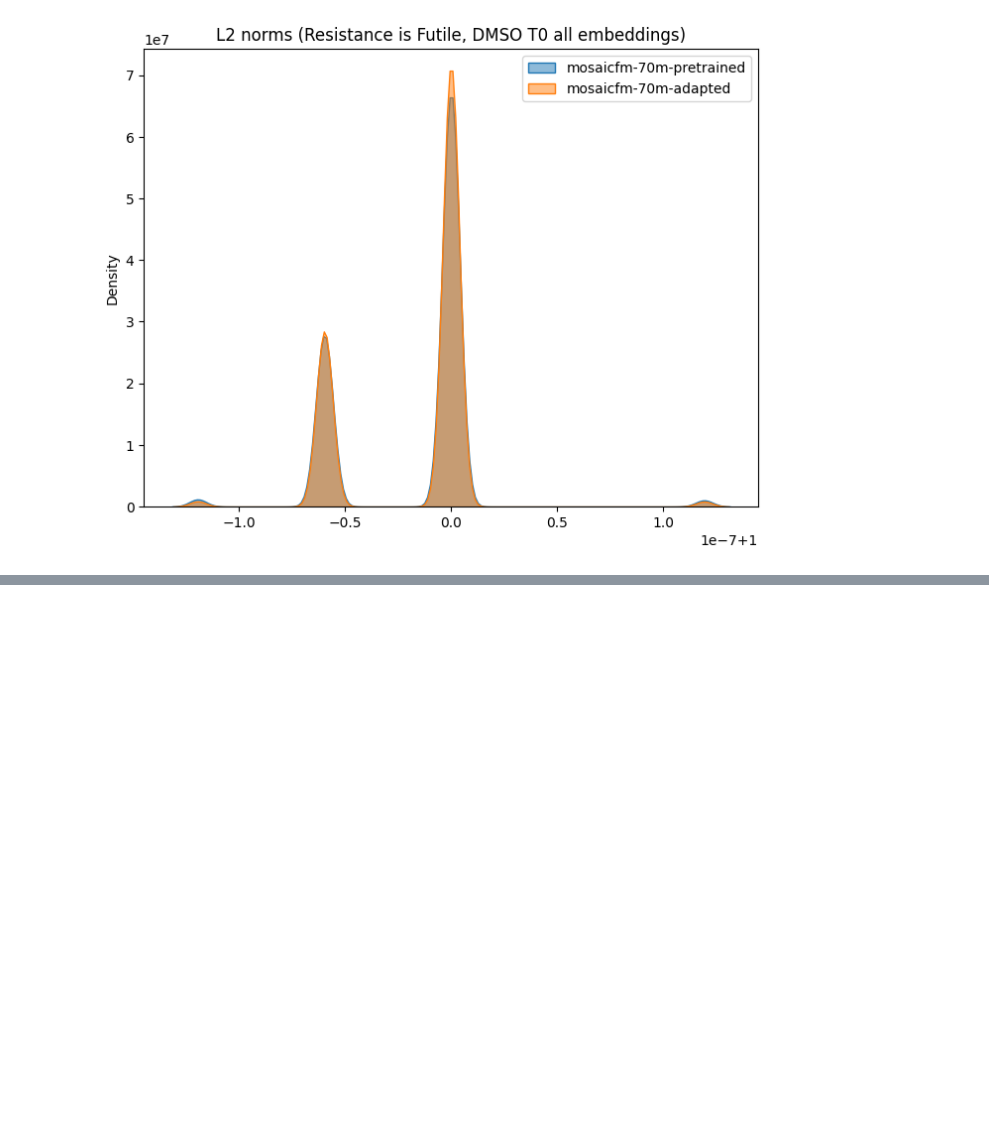
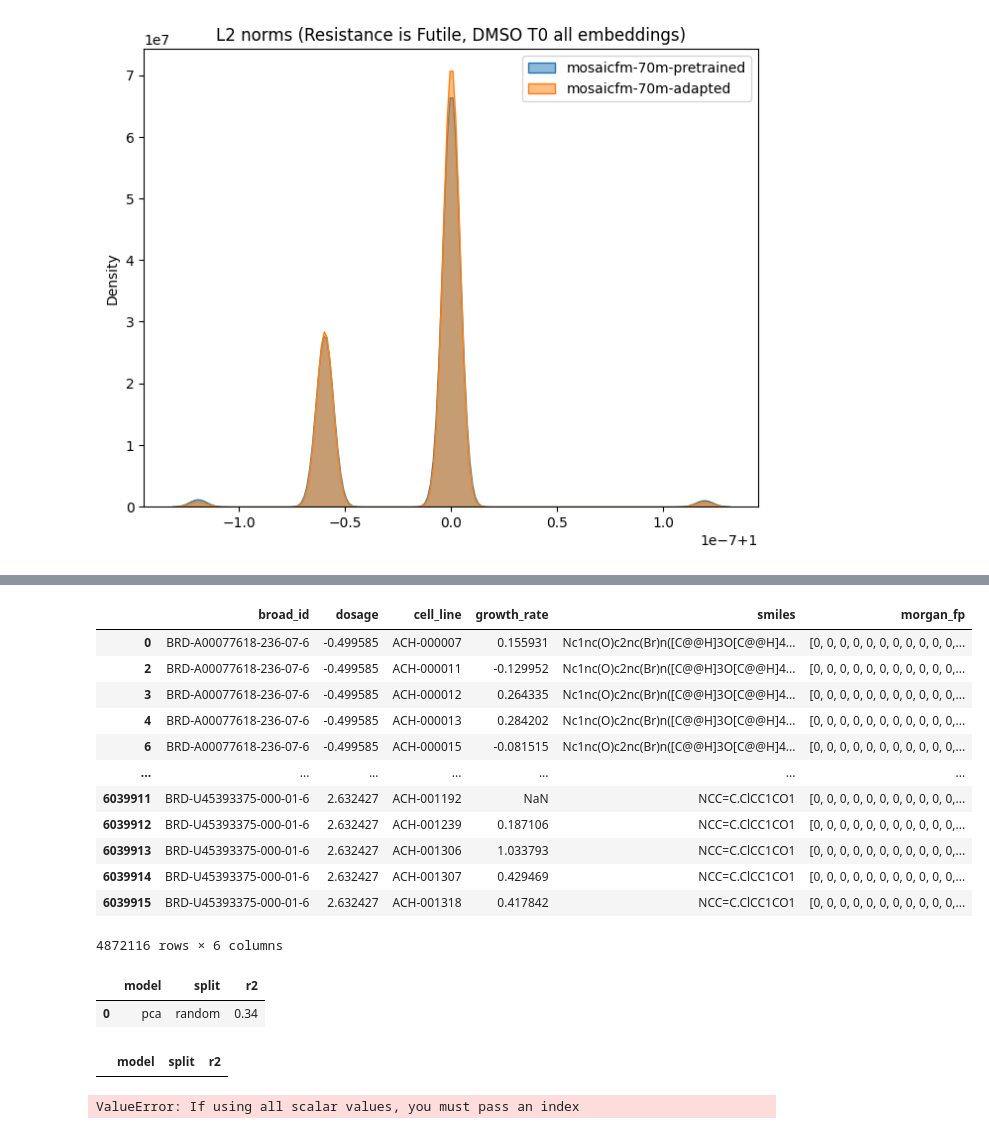
Before and after one commit to tahoebio/mosaicfm, a Jupyter notebook: scripts/sens-pred/scratch.ipynb, the cells around one changed output, grey strips where cells are left out. Cells and saved outputs as stored; diff of their text form; code cells hidden in the pictures; blank space fills up the shorter version.

```diff
--- a/scripts/sens-pred/scratch.ipynb
+++ b/scripts/sens-pred/scratch.ipynb
@@ -205,0 +208,2 @@ plt.show()
+# %%
+df = pd.read_pickle("/vevo/umair/data/sens-pred/mlp-data/dataset.pkl")
@@ -205,0 +243,16 @@ plt.show()
+# %%
+df
+# %% [output]
+|  | broad_id | dosage | cell_line | growth_rate | smiles | morgan_fp |
+| 0 | BRD-A00077618-236-07-6 | -0.499585 | ACH-000007 | 0.155931 | Nc1nc(O)c2nc(Br)n([C@@H]3O[C@@H]4... | [0, 0, 0, 0, 0, 0, 0, 0, 0, 0, 0,... |
+| 2 | BRD-A00077618-236-07-6 | -0.499585 | ACH-000011 | -0.129952 | Nc1nc(O)c2nc(Br)n([C@@H]3O[C@@H]4... | [0, 0, 0, 0, 0, 0, 0, 0, 0, 0, 0,... |
+| 3 | BRD-A00077618-236-07-6 | -0.499585 | ACH-000012 | 0.264335 | Nc1nc(O)c2nc(Br)n([C@@H]3O[C@@H]4... | [0, 0, 0, 0, 0, 0, 0, 0, 0, 0, 0,... |
+| 4 | BRD-A00077618-236-07-6 | -0.499585 | ACH-000013 | 0.284202 | Nc1nc(O)c2nc(Br)n([C@@H]3O[C@@H]4... | [0, 0, 0, 0, 0, 0, 0, 0, 0, 0, 0,... |
+| 6 | BRD-A00077618-236-07-6 | -0.499585 | ACH-000015 | -0.081515 | Nc1nc(O)c2nc(Br)n([C@@H]3O[C@@H]4... | [0, 0, 0, 0, 0, 0, 0, 0, 0, 0, 0,... |
+| ... | ... | ... | ... | ... | ... | ... |
+| 6039911 | BRD-U45393375-000-01-6 | 2.632427 | ACH-001192 | NaN | NCC=C.ClCC1CO1 | [0, 0, 0, 0, 0, 0, 0, 0, 0, 0, 0,... |
+| 6039912 | BRD-U45393375-000-01-6 | 2.632427 | ACH-001239 | 0.187106 | NCC=C.ClCC1CO1 | [0, 0, 0, 0, 0, 0, 0, 0, 0, 0, 0,... |
+| 6039913 | BRD-U45393375-000-01-6 | 2.632427 | ACH-001306 | 1.033793 | NCC=C.ClCC1CO1 | [0, 0, 0, 0, 0, 0, 0, 0, 0, 0, 0,... |
+| 6039914 | BRD-U45393375-000-01-6 | 2.632427 | ACH-001307 | 0.429469 | NCC=C.ClCC1CO1 | [0, 0, 0, 0, 0, 0, 0, 0, 0, 0, 0,... |
+| 6039915 | BRD-U45393375-000-01-6 | 2.632427 | ACH-001318 | 0.417842 | NCC=C.ClCC1CO1 | [0, 0, 0, 0, 0, 0, 0, 0, 0, 0, 0,... |
+4872116 rows × 6 columns
@@ -205,0 +266,13 @@ plt.show()
+# %%
+pd.concat([df, new_df], ignore_index=True)
+# %% [output]
+|  | model | split | r2 |
+| 0 | pca | random | 0.34 |
+# %%
+df
+# %% [output]
+|  | model | split | r2 |
+# %%
+to_cat = pd.DataFrame.from_dict({"model": ["pca"], ]"split": "random", "r2": 0.34})
+# %% [output]
+ValueError: If using all scalar values, you must pass an index
```
Also changed, not shown: parts of 8 cells of this notebook, 6 other files.
